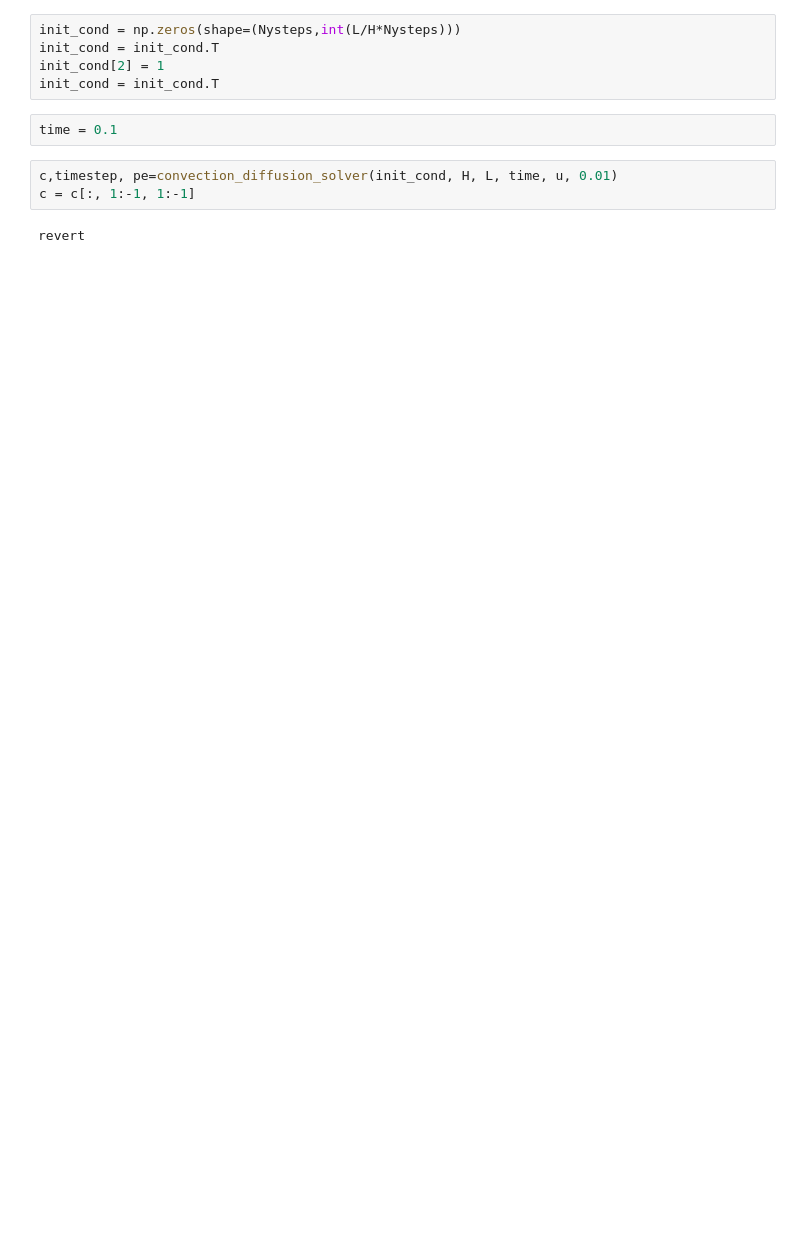
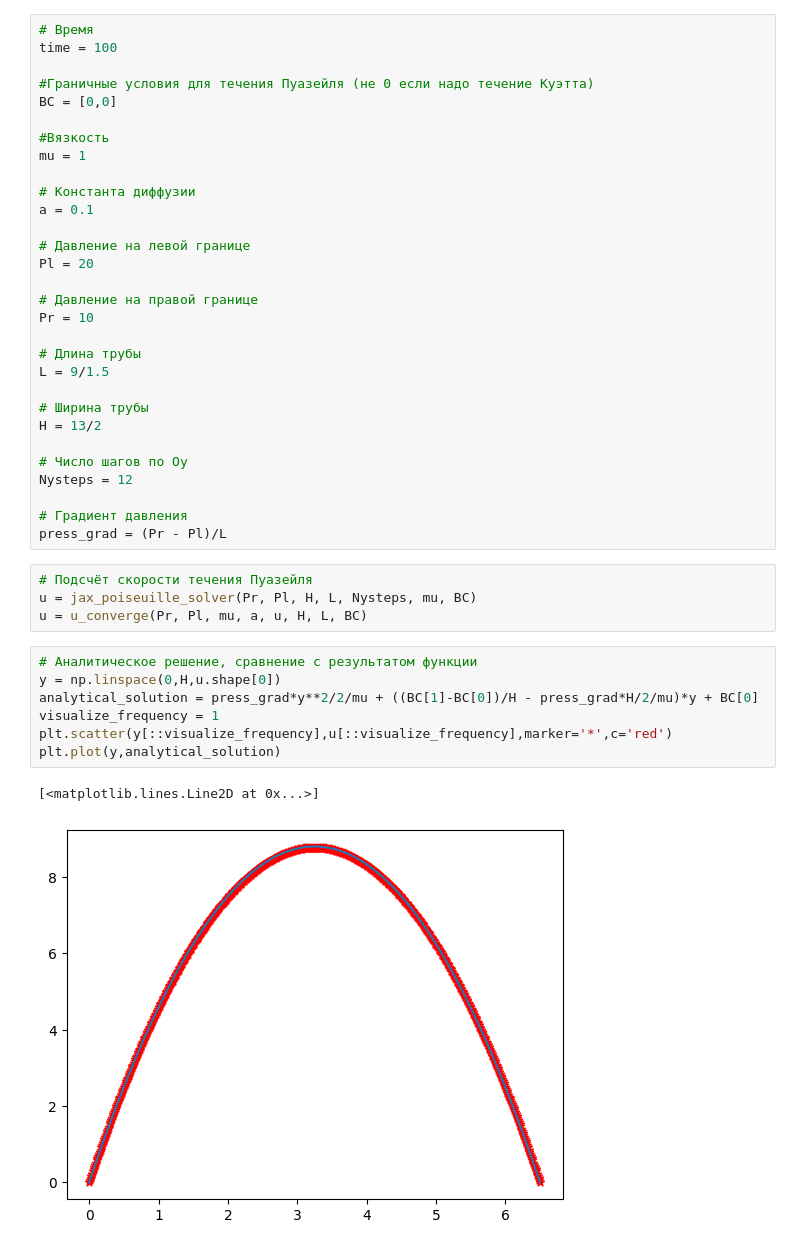
Before and after one commit to arty0mkha/acceleration_of_numerical_solution, a Jupyter notebook: try.ipynb, the cells around one changed output. Saved outputs shown, nothing was run; the diff lists cells and outputs as text; blank space fills up the shorter version.

```diff
--- a/try.ipynb
+++ b/try.ipynb
@@ -58,12 +6,44 @@ plt.plot(y,analytical_solution)
-# %%
-init_cond = np.zeros(shape=(Nysteps,int(L/H*Nysteps)))
-init_cond = init_cond.T
-init_cond[2] = 1
-init_cond = init_cond.T
-# %%
-time = 0.1
-# %%
-c,timestep, pe=convection_diffusion_solver(init_cond, H, L, time, u, 0.01)
-c = c[:, 1:-1, 1:-1]
-# %% [output]
-revert
+# %%
+# Время
+time = 100
+
+#Граничные условия для течения Пуазейля (не 0 если надо течение Куэтта)
+BC = [0,0]
+
+#Вязкость
+mu = 1
+
+# Константа диффузии
+a = 0.1
+
+# Давление на левой границе
+Pl = 20
+
+# Давление на правой границе
+Pr = 10
+
+# Длина трубы
+L = 9/1.5
+
+# Ширина трубы
+H = 13/2
+
+# Число шагов по Oy
+Nysteps = 12
+
+# Градиент давления
+press_grad = (Pr - Pl)/L
+# %%
+# Подсчёт скорости течения Пуазейля
+u = jax_poiseuille_solver(Pr, Pl, H, L, Nysteps, mu, BC)
+u = u_converge(Pr, Pl, mu, a, u, H, L, BC)
+# %%
+# Аналитическое решение, сравнение с результатом функции
+y = np.linspace(0,H,u.shape[0])
+analytical_solution = press_grad*y**2/2/mu + ((BC[1]-BC[0])/H - press_grad*H/2/mu)*y + BC[0]
+visualize_frequency = 1
+plt.scatter(y[::visualize_frequency],u[::visualize_frequency],marker='*',c='red')
+plt.plot(y,analytical_solution)
+# %% [output]
+[<matplotlib.lines.Line2D at 0x...>]
+[figure, added]
```
Also changed, not shown: parts of 9 cells of this notebook.
